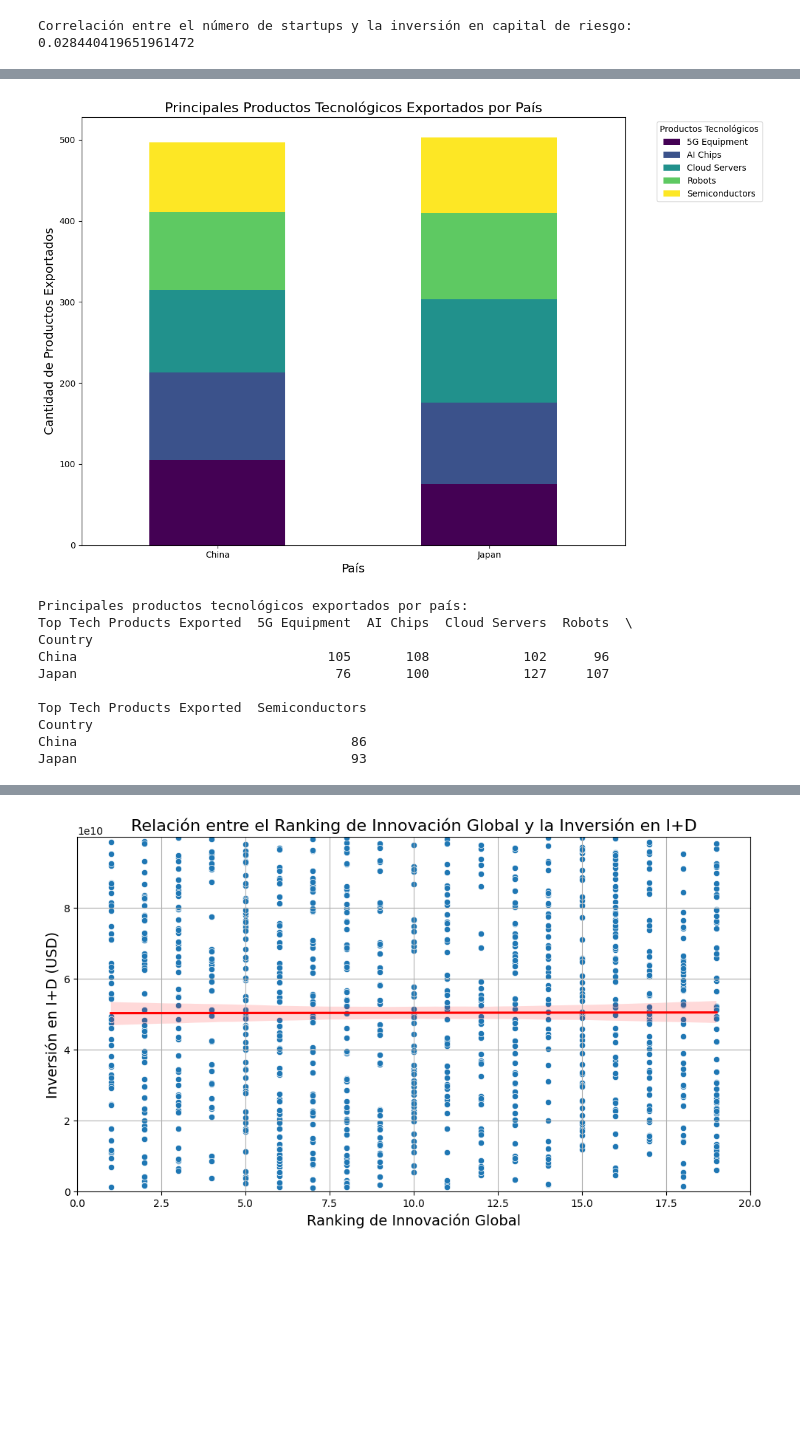
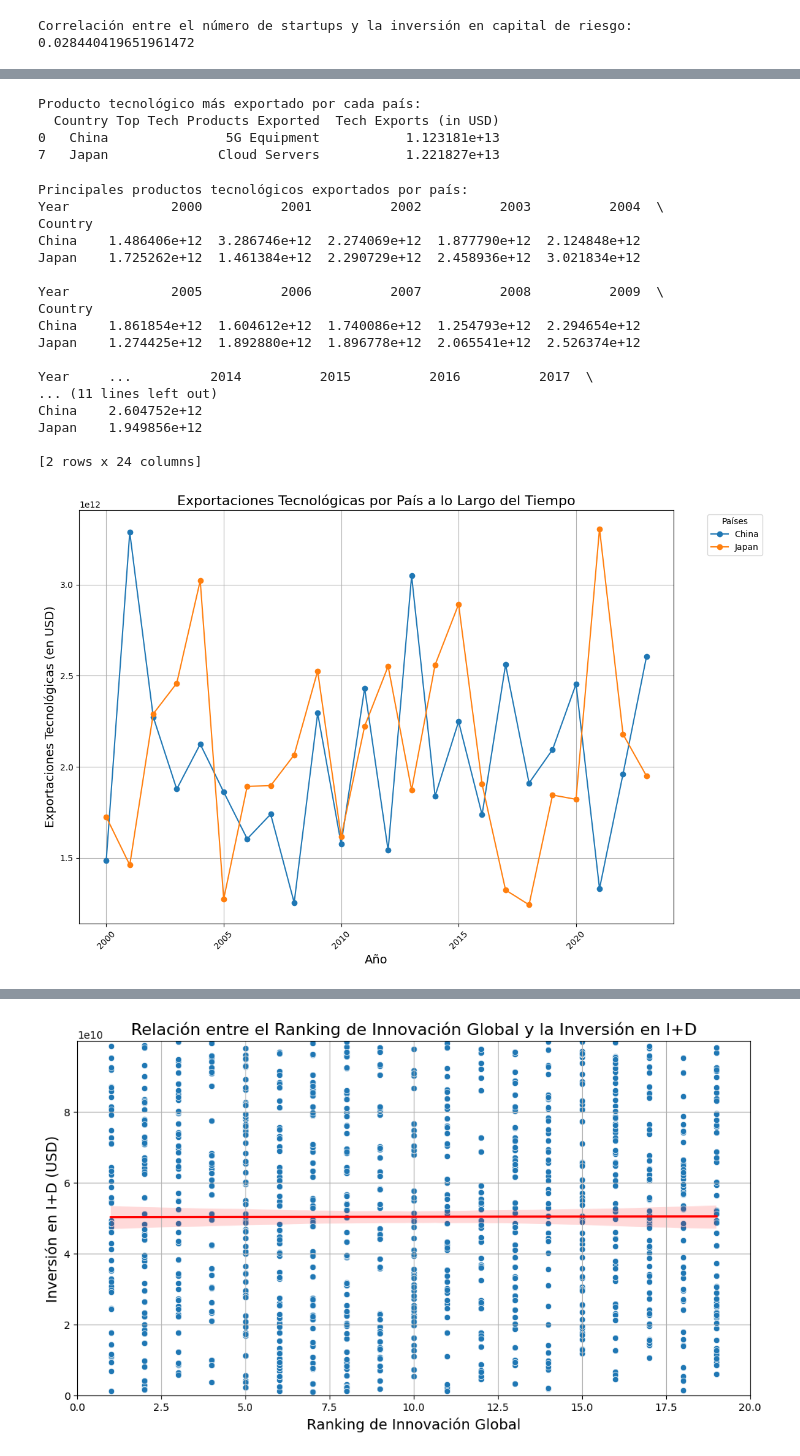
Before and after one commit to papuinoook94/JvsCH, a Jupyter notebook: JvsCH.ipynb, the cells around one changed output, grey strips where cells are left out. Drawn from its saved outputs; the diff is of its cells as text; code cells hidden in the pictures; blank space fills up the shorter version.

```diff
--- a/JvsCH.ipynb
+++ b/JvsCH.ipynb
@@ -367,30 +446,59 @@ top_products_exported = data.groupby('Country')['Top Tech Products Exported'].va
+# %%
+# Asegurarte de que los datos tengan las columnas 'Country', 'Product' y 'Tech Exports (in USD)' correctamente definidas
+top_export_per_country = data.groupby(['Country','Top Tech Products Exported'])['Tech Exports (in USD)'].sum().reset_index()
+
+# Identificar el producto más exportado por cada país
+top_export_by_country = top_export_per_country.loc[top_export_per_country.groupby('Country')['Tech Exports (in USD)'].idxmax()]
+
+# Mostrar los resultados
+print("\nProducto tecnológico más exportado por cada país:")
+print(top_export_by_country[['Country','Top Tech Products Exported', 'Tech Exports (in USD)']])
+# %% [output]
+Producto tecnológico más exportado por cada país:
+  Country Top Tech Products Exported  Tech Exports (in USD)
+0   China               5G Equipment           1.123181e+13
+7   Japan              Cloud Servers           1.221827e+13
+# %%
+top_products_exported = data.groupby(['Country','Year'])['Tech Exports (in USD)'].sum().unstack()
+
+# Resumen de los productos exportados
+print("\nPrincipales productos tecnológicos exportados por país:")
+print(top_products_exported)
+# %% [output]
+Principales productos tecnológicos exportados por país:
+Year             2000          2001          2002          2003          2004  \
+Country
+China    1.486406e+12  3.286746e+12  2.274069e+12  1.877790e+12  2.124848e+12
+Japan    1.725262e+12  1.461384e+12  2.290729e+12  2.458936e+12  3.021834e+12
+
+Year             2005          2006          2007          2008          2009  \
+Country
+China    1.861854e+12  1.604612e+12  1.740086e+12  1.254793e+12  2.294654e+12
+Japan    1.274425e+12  1.892880e+12  1.896778e+12  2.065541e+12  2.526374e+12
+
+Year     ...          2014          2015          2016          2017  \
+... (11 lines left out)
+China    2.604752e+12
+Japan    1.949856e+12
+
+[2 rows x 24 columns]
 # %%
+plt.figure(figsize=(12, 8))
 
-# Configuración del gráfico
-plt.figure(figsize=(12, 8))
-top_products_exported.plot(kind='bar', stacked=True, colormap='viridis', ax=plt.gca())
+# Graficar líneas conectadas para todos los países en el DataFrame
+for country in top_products_exported.index:
+    plt.plot(top_products_exported.columns,
+             top_products_exported.loc[country],
+             marker='o', label=country)  # 'marker' para mostrar puntos
 
 # Configuración adicional
-plt.title('Principales Productos Tecnológicos Exportados por País', fontsize=16)
-plt.xlabel('País', fontsize=14)
-plt.ylabel('Cantidad de Productos Exportados', fontsize=14)
-plt.xticks(rotation=0)  # Mantener las etiquetas en horizontal
-plt.legend(title='Productos Tecnológicos', bbox_to_anchor=(1.05, 1), loc='upper left')  # Ubicación de la leyenda
+plt.title('Exportaciones Tecnológicas por País a lo Largo del Tiempo', fontsize=16)
+plt.xlabel('Año', fontsize=14)
+plt.ylabel('Exportaciones Tecnológicas (en USD)', fontsize=14)
+plt.xticks(rotation=45)  # Rotar las etiquetas del eje x para mejor legibilidad
+plt.legend(title='Países', bbox_to_anchor=(1.05, 1), loc='upper left')  # Ubicación de la leyenda
+plt.grid()  # Añadir una cuadrícula para facilitar la lectura
 plt.tight_layout()  # Ajustar el gráfico para que se vea bien
 plt.show()
-
-# Resumen de los productos exportados
-print("\nPrincipales productos tecnológicos exportados por país:")
-print(top_products_exported)
 # %% [output]
-[figure, old version]
+[figure, new version]
-Principales productos tecnológicos exportados por país:
-Top Tech Products Exported  5G Equipment  AI Chips  Cloud Servers  Robots  \
-Country
-China                                105       108            102      96
-Japan                                 76       100            127     107
-
-Top Tech Products Exported  Semiconductors
-Country
-China                                   86
-Japan                                   93
```
Also changed, not shown: parts of 18 cells of this notebook, 5 other files.
